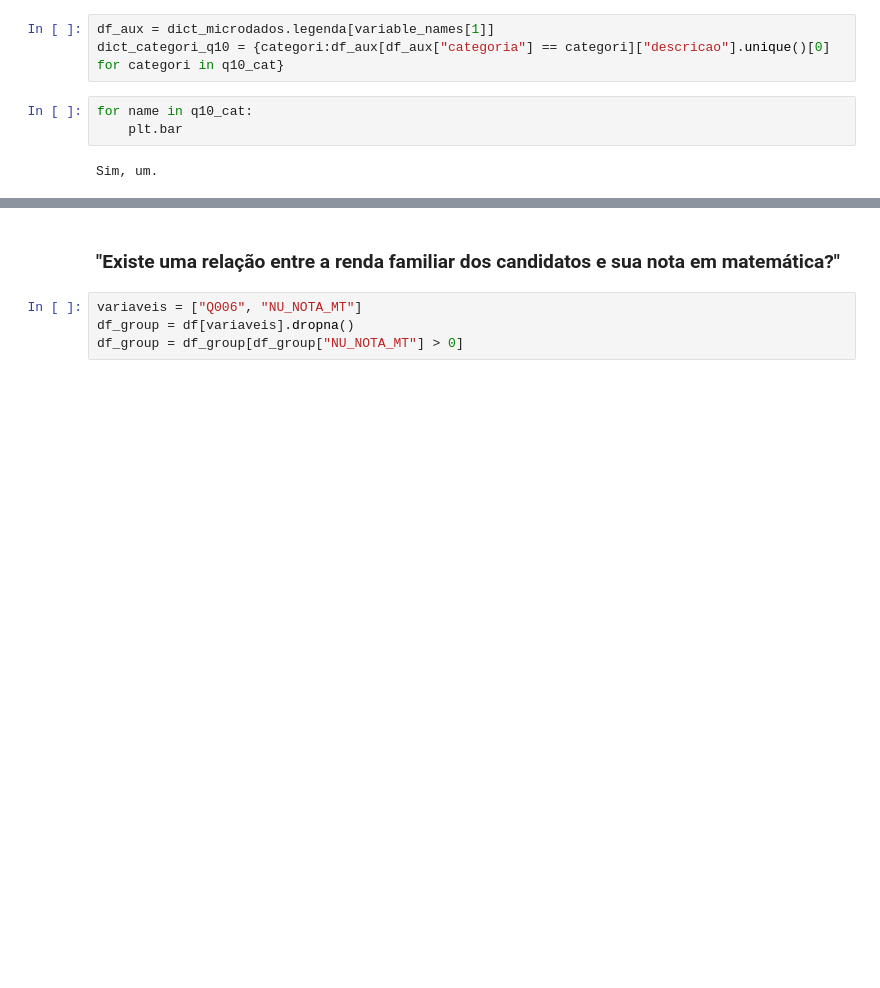
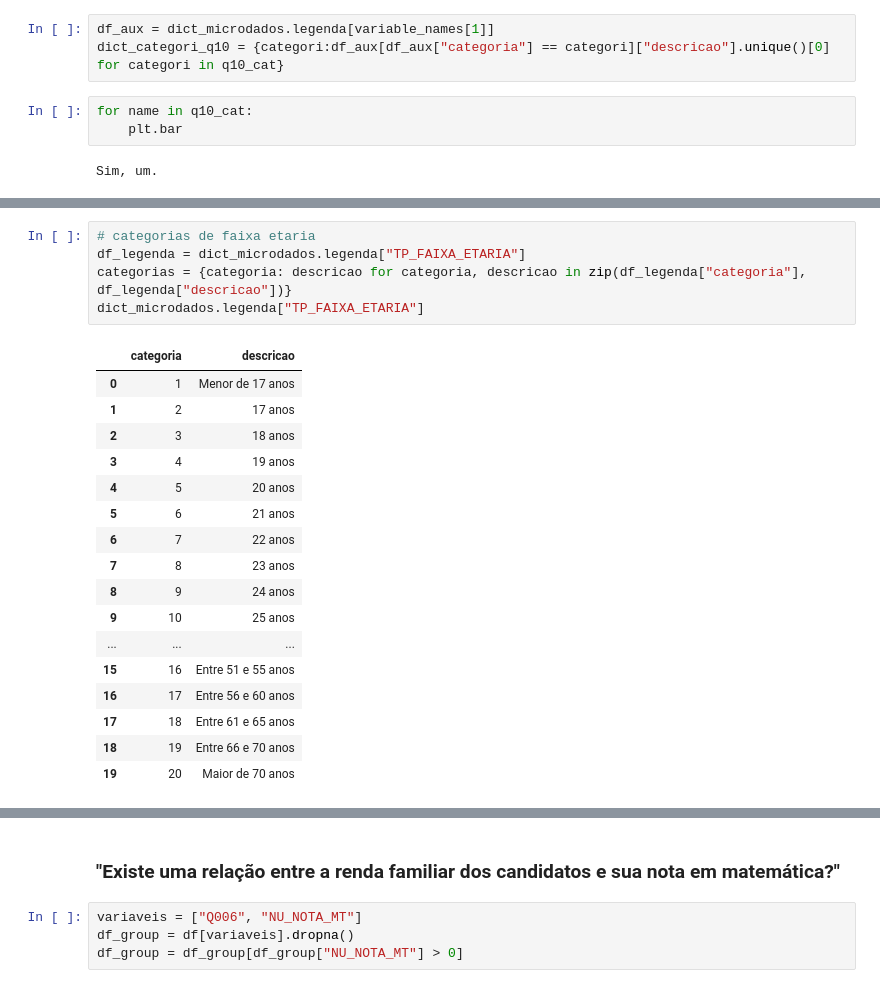
Before and after one commit to henriquefac/ciencia_de_dados_av1, a Jupyter notebook: notebook/exploration.ipynb, the cells around one changed output, grey strips where cells are left out. Cells and saved outputs as stored; diff of their text form; blank space fills up the shorter version.

```diff
--- a/notebook/exploration.ipynb
+++ b/notebook/exploration.ipynb
@@ -411,0 +429,23 @@ Sim, um.
+# %%
+# categorias de faixa etaria
+df_legenda = dict_microdados.legenda["TP_FAIXA_ETARIA"]
+categorias = {categoria: descricao for categoria, descricao in zip(df_legenda["categoria"], df_legenda["descricao"])}
+dict_microdados.legenda["TP_FAIXA_ETARIA"]
+# %% [output]
+|  | categoria | descricao |
+| 0 | 1 | Menor de 17 anos |
+| 1 | 2 | 17 anos |
+| 2 | 3 | 18 anos |
+| 3 | 4 | 19 anos |
+| 4 | 5 | 20 anos |
+| 5 | 6 | 21 anos |
+| 6 | 7 | 22 anos |
+| 7 | 8 | 23 anos |
+| 8 | 9 | 24 anos |
+| 9 | 10 | 25 anos |
+| ... | ... | ... |
+| 15 | 16 | Entre 51 e 55 anos |
+| 16 | 17 | Entre 56 e 60 anos |
+| 17 | 18 | Entre 61 e 65 anos |
+| 18 | 19 | Entre 66 e 70 anos |
+| 19 | 20 | Maior de 70 anos |
```
Also changed, not shown: parts of 8 cells of this notebook.
